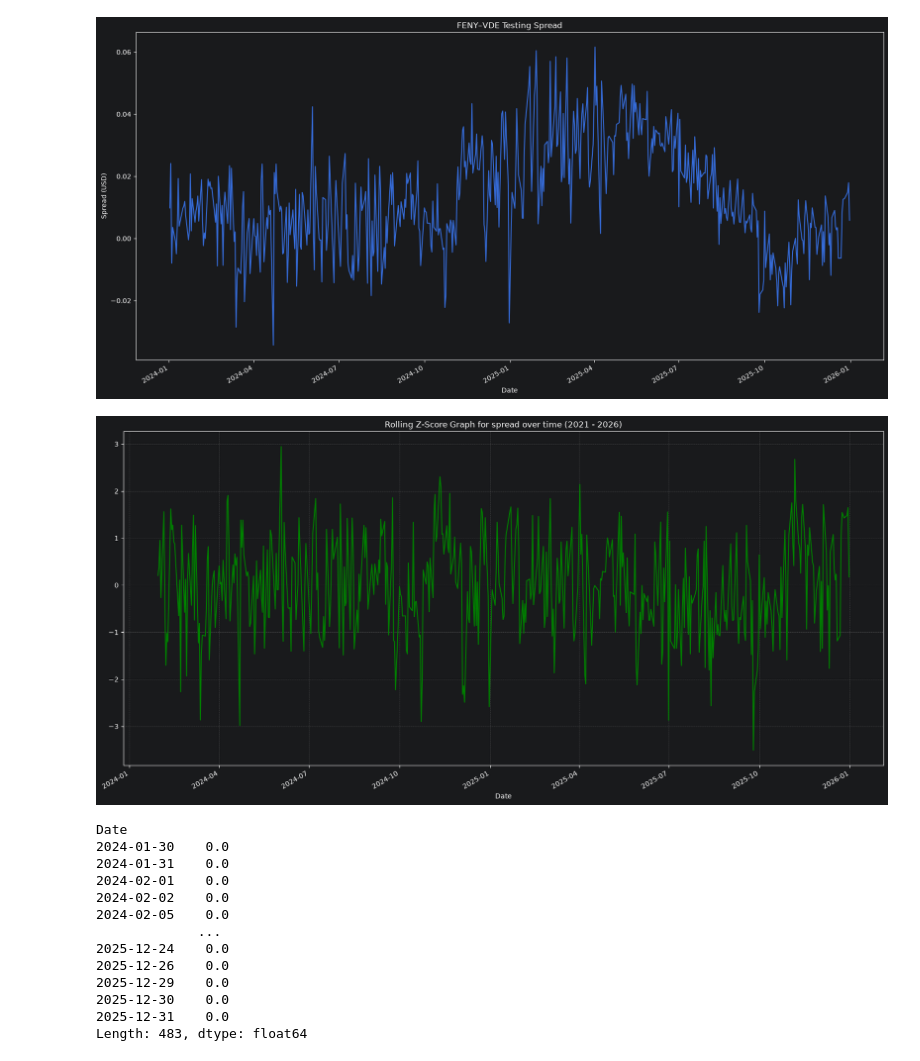
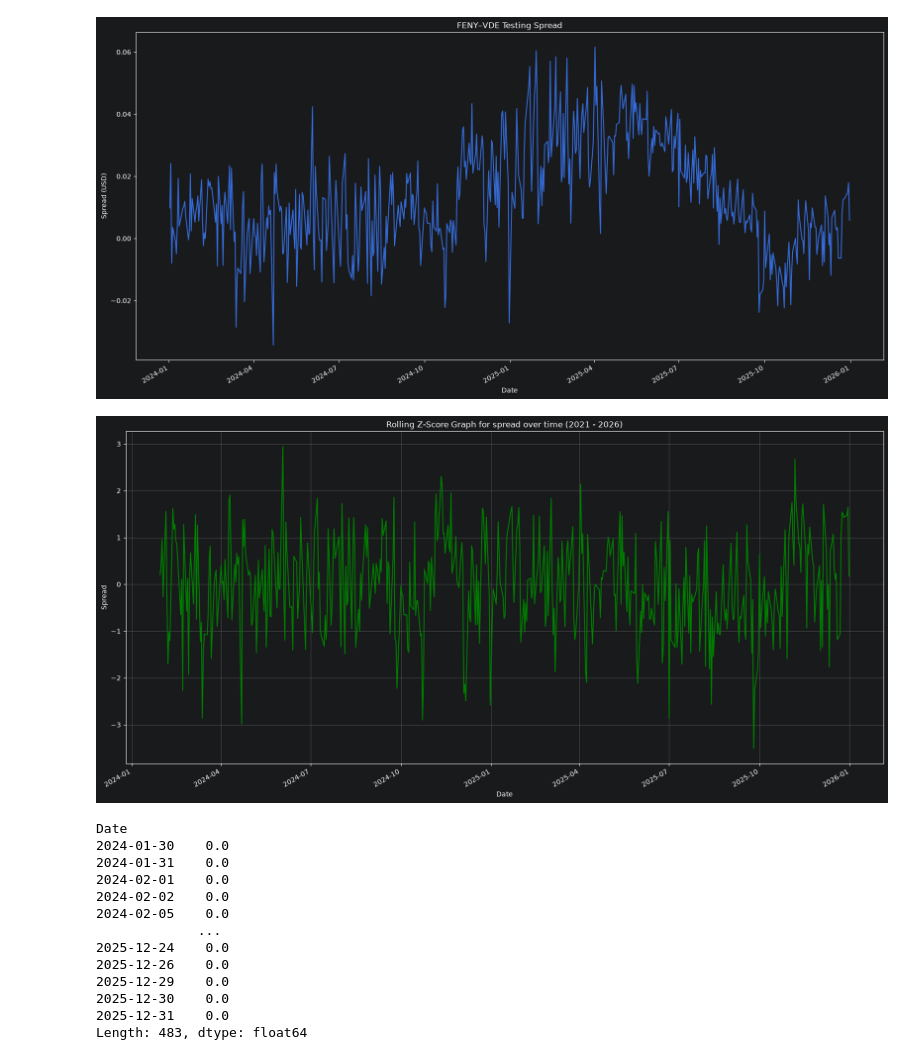
Before and after one commit to DavidFinTech/Statistical_Arbitrage_Pairs_Trading_Engine, a Jupyter notebook: Statistical Arbitrage & Pairs Trading Engine.ipynb, the cells around one changed output. Saved outputs shown, nothing was run; the diff lists cells and outputs as text; code cells hidden in the pictures.

```diff
--- a/Statistical Arbitrage & Pairs Trading Engine.ipynb
+++ b/Statistical Arbitrage & Pairs Trading Engine.ipynb
@@ -100,14 +98,13 @@ Mean spread: 0.013016
 # %%
 #Rolling Z score (How many standard deviations is the last spread from the mean spread)
 rolling_mean = spread.rolling(window=20).mean()
 rolling_std =spread.rolling(window=20).std()
 rolling_z_score = (spread-rolling_mean)/rolling_std
 rolling_z_score_without_NaaNs = rolling_z_score.dropna()
-rolling_z_score_without_NaaNs.plot(figsize=(20,10), title='Rolling Z-Score Graph for spread over time (2021 - 2026)', color='green')
-plt.grid(True, color='grey', linestyle='--', alpha=0.5)
+rolling_z_score_without_NaaNs.plot(figsize=(20,10), title='Rolling Z-Score Graph for spread over time (2021 - 2026)', color='green', grid=True, ylabel='Spread', xlabel='Date')
 plt.show()
 # %% [output]
-[figure, old version]
+[figure, new version]
 # %%
 #Discrete Trading Signals: When to choose whether to Buy (-1), Hold (0) or Sell (1)
 conditions = [rolling_z_score_without_NaaNs >2.0, rolling_z_score_without_NaaNs <-2.0,(rolling_z_score_without_NaaNs < 0.05) & (rolling_z_score_without_NaaNs > -0.05)]
```
Also changed, not shown: parts of 2 cells of this notebook, 1 other file.
